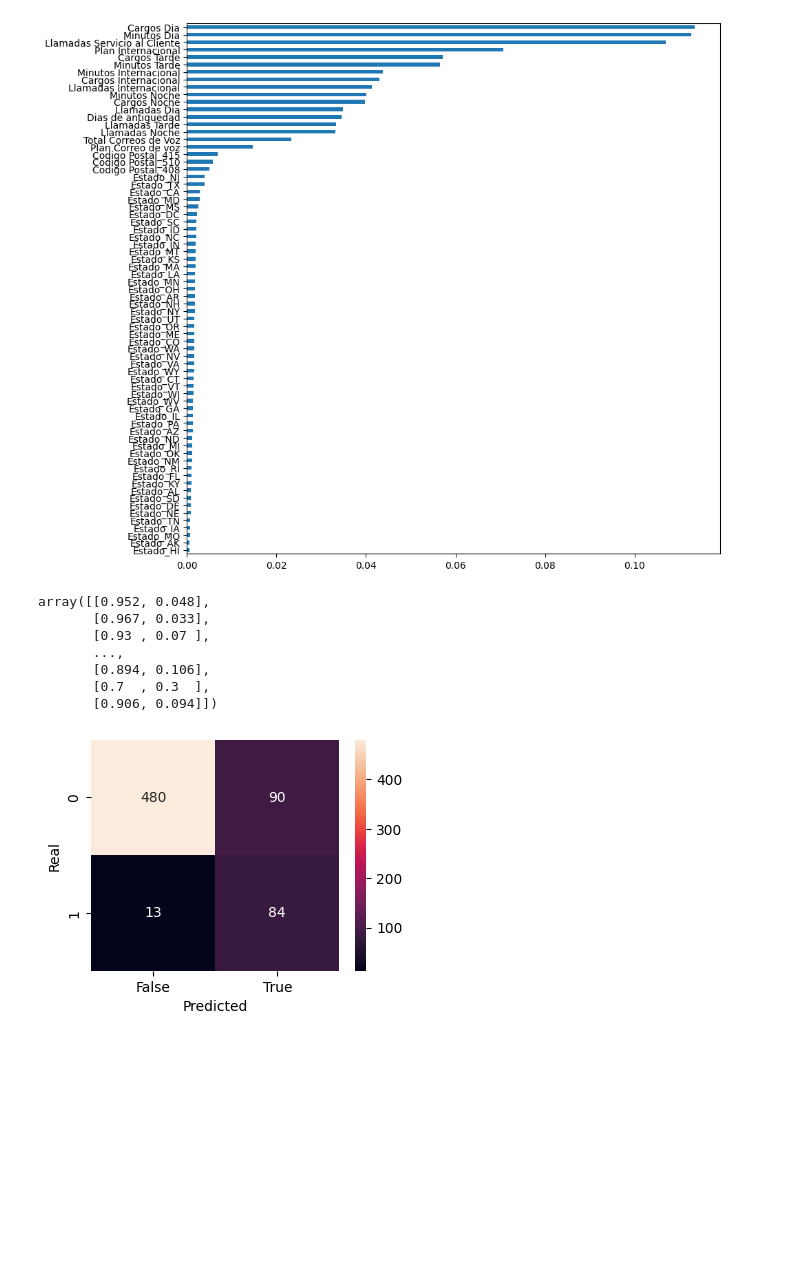
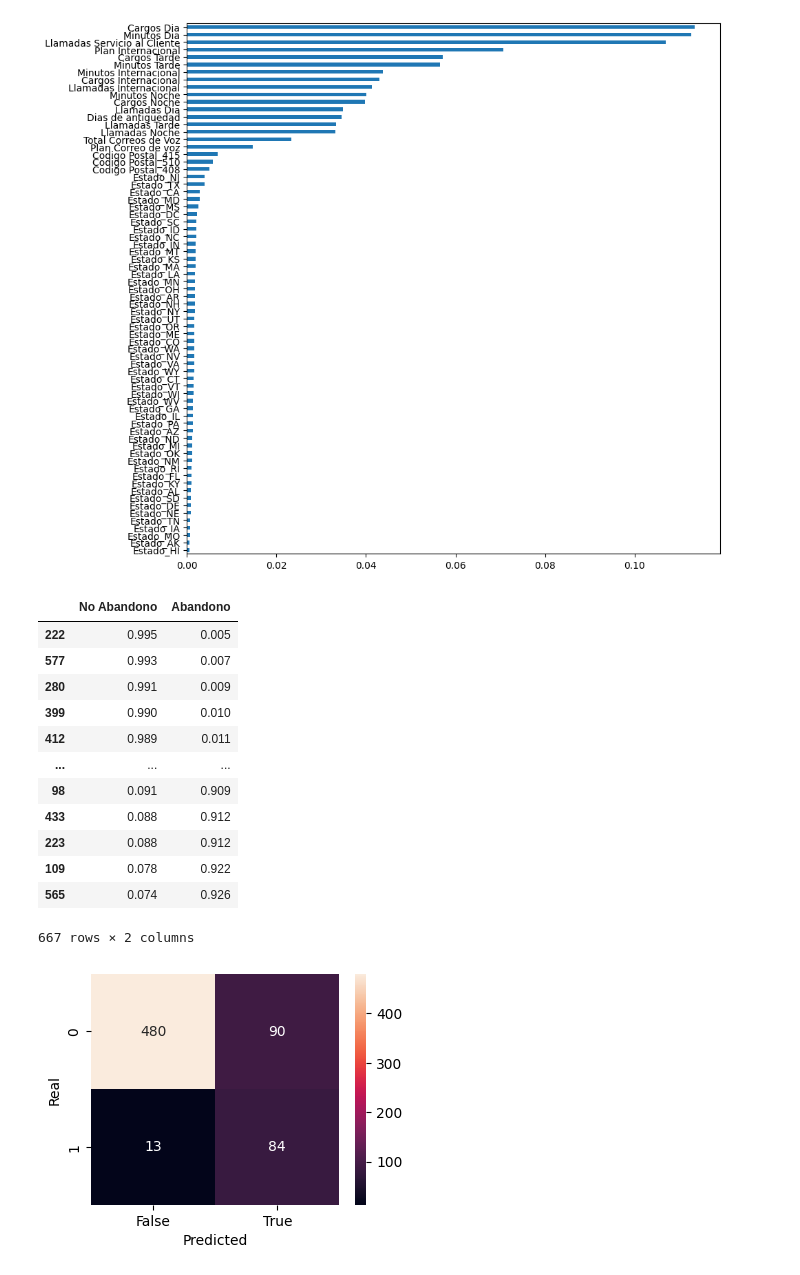
Before and after one commit to AnIsAsPe/ClasificadorClientesTelecom, a Jupyter notebook: Notebooks/Churn_Telecom.ipynb, the cells around one changed output. Saved outputs shown, nothing was run; the diff lists cells and outputs as text; code cells hidden in the pictures; blank space fills up the shorter version.

```diff
--- a/Notebooks/Churn_Telecom.ipynb
+++ b/Notebooks/Churn_Telecom.ipynb
@@ -562,16 +562,23 @@ weights.sort_values().plot(kind = 'barh',figsize=(10, 10))
 # %% [output]
 <Axes: >
 [figure]
-# %%
-clf_rf.predict_proba(X_test)
-# %% [output]
-array([[0.952, 0.048],
-       [0.967, 0.033],
-       [0.93 , 0.07 ],
-       ...,
-       [0.894, 0.106],
-       [0.7  , 0.3  ],
-       [0.906, 0.094]])
+# %%
+pd.DataFrame(clf_rf.predict_proba(X_test),
+             columns=['No Abandono', 'Abandono']).sort_values('Abandono')
+# %% [output]
+|  | No Abandono | Abandono |
+| 222 | 0.995 | 0.005 |
+| 577 | 0.993 | 0.007 |
+| 280 | 0.991 | 0.009 |
+| 399 | 0.990 | 0.010 |
+| 412 | 0.989 | 0.011 |
+| ... | ... | ... |
+| 98 | 0.091 | 0.909 |
+| 433 | 0.088 | 0.912 |
+| 223 | 0.088 | 0.912 |
+| 109 | 0.078 | 0.922 |
+| 565 | 0.074 | 0.926 |
+667 rows × 2 columns
 # %%
 umbral = 0.12 # por arriba del cual se clasificaría como clase 1
 prediccion_test = np.where( clf_rf.predict_proba(X_test)[:, 1] > umbral, True, False)
```
